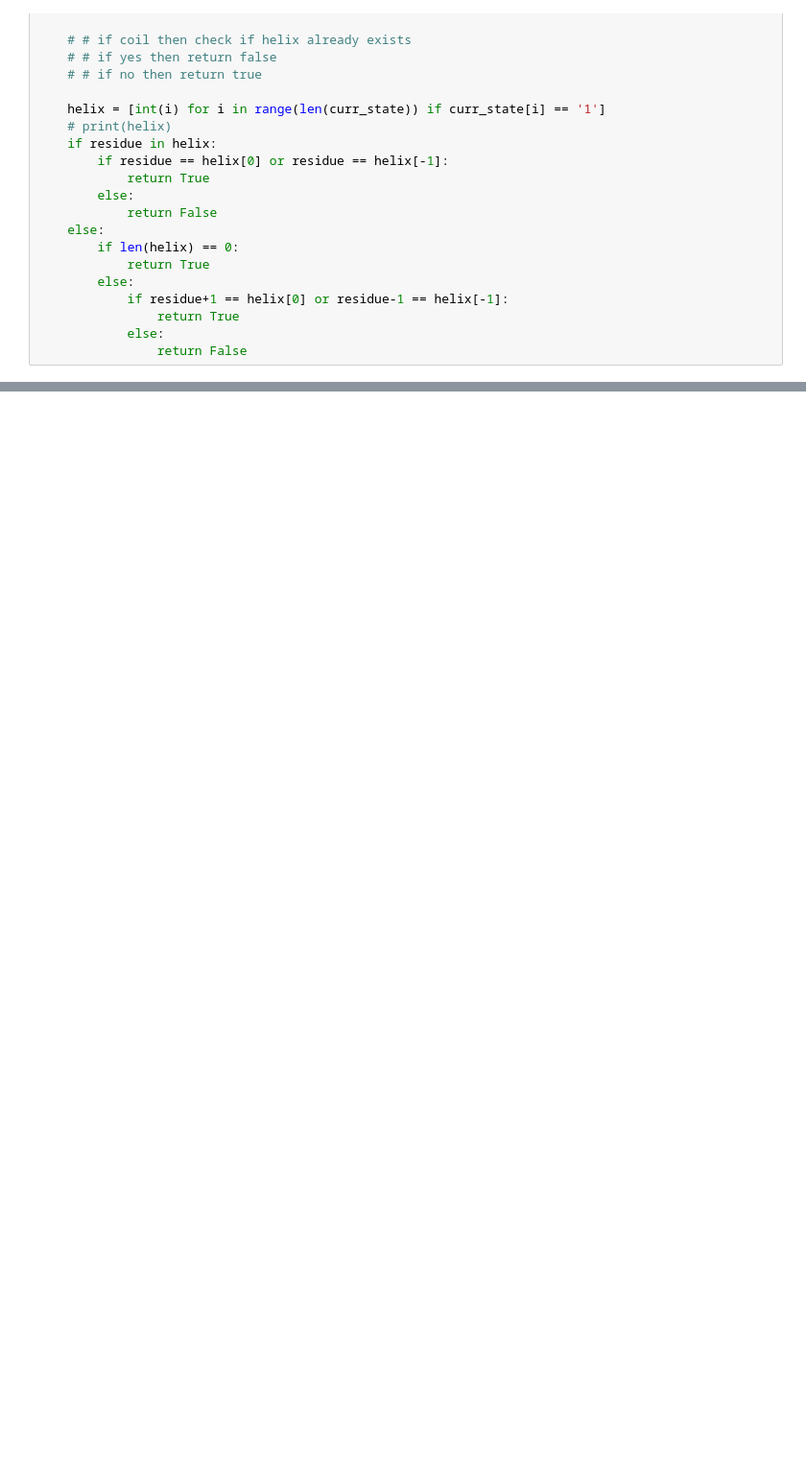
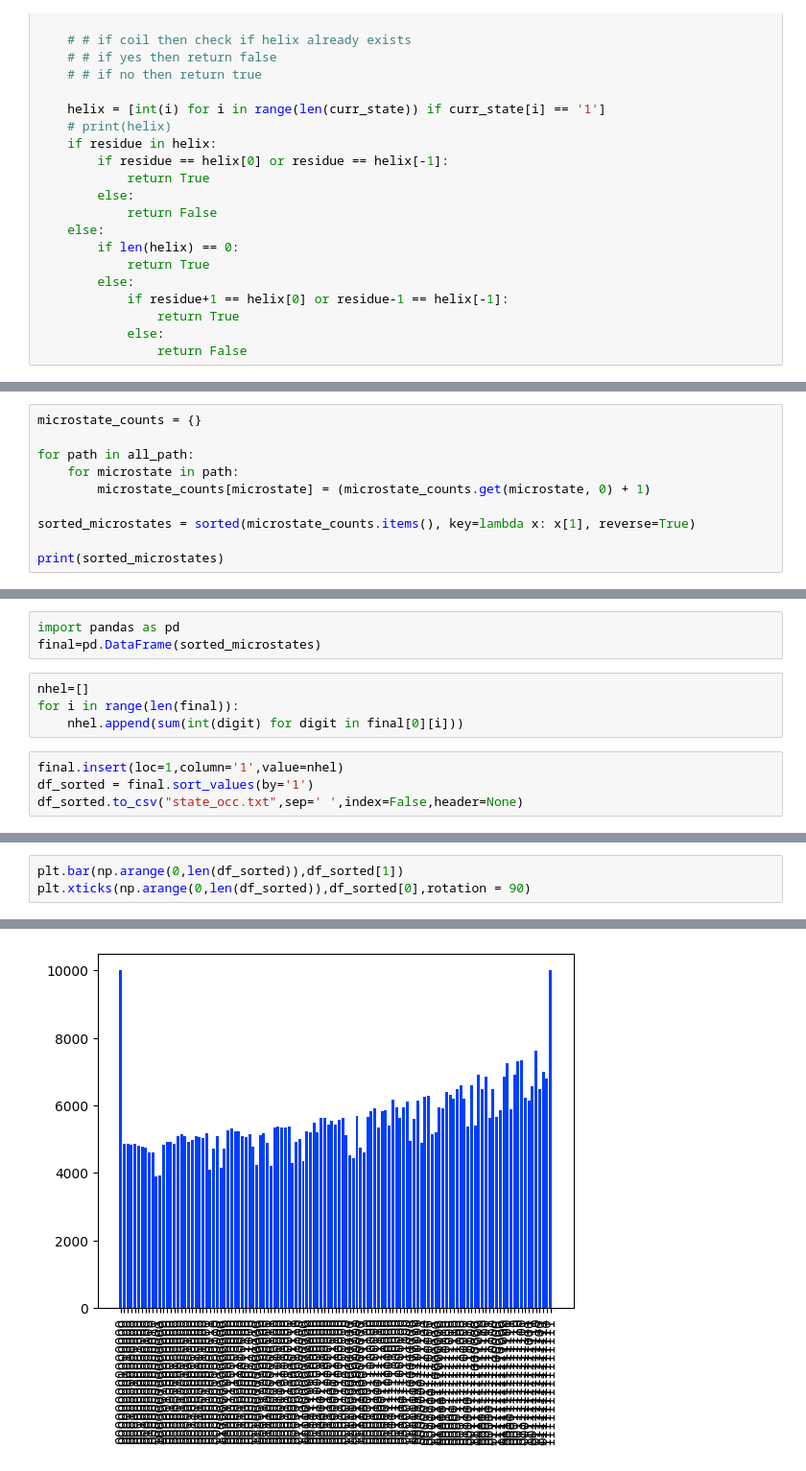
Before and after one commit to aadit-mahajan/assignment2-bt5340, a Jupyter notebook: MC.ipynb, the cells around one changed output, grey strips where cells are left out. Shown: that part at 96% size. Saved outputs shown, nothing was run; the diff lists cells and outputs as text; blank space fills up the shorter version.

```diff
--- a/MC.ipynb
+++ b/MC.ipynb
@@ -212,0 +329,10 @@ Counter({11: 64, 9: 48, 10: 47, 8: 35, 4: 23, 12: 21, 6: 20, 2: 15, 7: 13, 3: 11
+# %%
+microstate_counts = {}
+
+for path in all_path:
+    for microstate in path:
+        microstate_counts[microstate] = (microstate_counts.get(microstate, 0) + 1)
+
+sorted_microstates = sorted(microstate_counts.items(), key=lambda x: x[1], reverse=True)
+
+print(sorted_microstates)
@@ -212,0 +341,11 @@ Counter({11: 64, 9: 48, 10: 47, 8: 35, 4: 23, 12: 21, 6: 20, 2: 15, 7: 13, 3: 11
+# %%
+import pandas as pd
+final=pd.DataFrame(sorted_microstates)
+# %%
+nhel=[]
+for i in range(len(final)):
+    nhel.append(sum(int(digit) for digit in final[0][i]))
+# %%
+final.insert(loc=1,column='1',value=nhel)
+df_sorted = final.sort_values(by='1')
+df_sorted.to_csv("state_occ.txt",sep=' ',index=False,header=None)
@@ -212,0 +369,4 @@ Counter({11: 64, 9: 48, 10: 47, 8: 35, 4: 23, 12: 21, 6: 20, 2: 15, 7: 13, 3: 11
+# %%
+plt.bar(np.arange(0,len(df_sorted)),df_sorted[1])
+plt.xticks(np.arange(0,len(df_sorted)),df_sorted[0],rotation = 90)
+# %% [output]
@@ -212,0 +390 @@ Counter({11: 64, 9: 48, 10: 47, 8: 35, 4: 23, 12: 21, 6: 20, 2: 15, 7: 13, 3: 11
+[figure, added]
```
Also changed, not shown: parts of 14 cells of this notebook, 1 other file.
